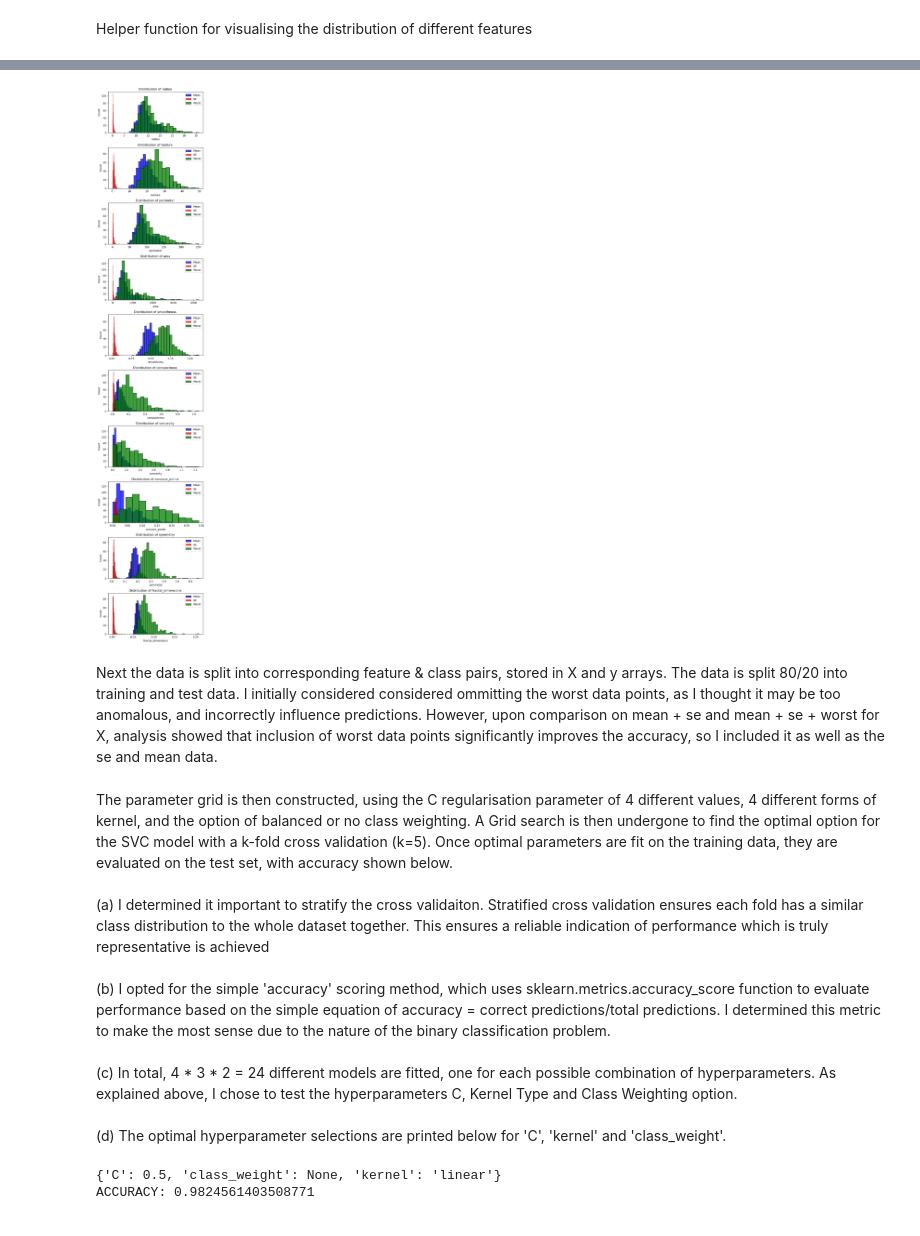
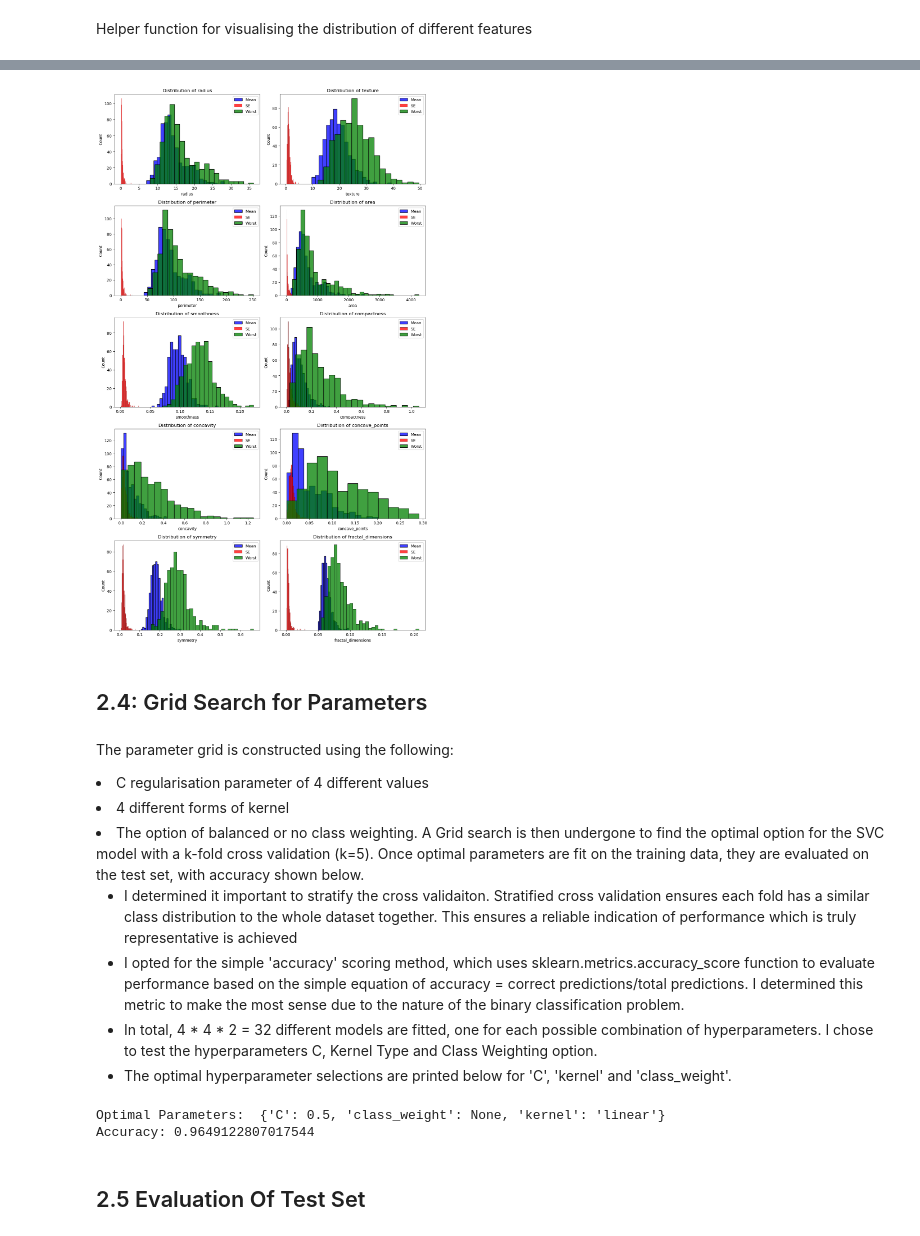
Before and after one commit to b0b3000/MachineLearningProject1, a Jupyter notebook: project.ipynb, the cells around one changed output, grey strips where cells are left out. Saved outputs shown, nothing was run; the diff lists cells and outputs as text; code cells hidden in the pictures.

```diff
--- a/project.ipynb
+++ b/project.ipynb
@@ -286,0 +246,10 @@ This part involves construction of a **Support Vector Machine** classification m
+# %%
+for i in range(3):
+    values = []
+    titles = []
+    values.append([[X_linear_test, y_linear_test], [X_linear_test, predicted_y_list_cf[i]], [X_linear_test, predicted_y_list_SGD[i]]])
+    values.append([[X_quad_test[:,0], y_quad_test], [X_quad_test[:,0], predicted_y_list_cf[3+i]], [X_quad_test[:,0], predicted_y_list_SGD[3+i]]])
+    values.append([[X_cubic_test[:,0], y_cubic_test], [X_cubic_test[:,0], predicted_y_list_cf[6+i]], [X_cubic_test[:,0], predicted_y_list_SGD[6+i]]])
+    labels = ['Actual Values', 'Predicted: Closed Form Model','Predicted: SGD Reg Model']
+    titles = [f'Linear Comparison: alpha = {ALPHA_CHOICES[i]}', f'Quadratic Comparison: alpha = {ALPHA_CHOICES[i]}', f'Cubic Comparison: alpha = {ALPHA_CHOICES[i]}']
+    plot_values(values=values, labels=labels, titles=titles)
@@ -286,0 +311,17 @@ This part involves construction of a **Support Vector Machine** classification m
+# %%
+#Prediction and visualisation of all different datasets
+labels = ['Actual Values', 'Closed Form Model','SGD Regression Model']
+for i in range(6):
+    reg_cf_model = RidgeRegression_ClosedForm(alpha = 0.1)
+    reg_cf_model.train(X_train_list[i], y_train_list[i])
+    predicted_y_cf = reg_cf_model.predict(X_test_list[i])
+
+    predicted_y_SGD = predict_SGDReg(X_train_list[i], y_train_list[i], X_test_list[i], 0.1)
+
+    values.append([[X_test_list[i][:,0], y_test_list[i]], [X_test_list[i][:,0], predicted_y_cf], [X_test_list[i][:,0], predicted_y_SGD]])
+    titles.append(f'Comparison with {dataset_descriptions[i]}')
+
+    if i == 2 or i == 5:
+        plot_values(values=values, titles=titles, labels=labels)
+        values = []
+        titles = []
@@ -298,14 +353,15 @@ from sklearn.metrics import confusion_matrix
 Helper function for visualising the distribution of different features
 # %%
 def visualise_features(mean, se, worst, features):
-    fig, axes = plt.subplots(10, 1, figsize=(6, 30))
+    fig, axes = plt.subplots(5, 2, figsize=(12, 20))
+    axes = axes.flatten()
 
     for i in range(10):
         sns.histplot(mean.iloc[:, i], ax=axes[i], color='blue', label='Mean')
         sns.histplot(se.iloc[:, i], ax=axes[i], color='red', label='SE')
         sns.histplot(worst.iloc[:, i], ax=axes[i], color='green', label='Worst')
 
-        axes[i].set_title(f'Distribution of {features[i]} ')
+        axes[i].set_title(f'Distribution of {features[i]}')
         axes[i].set_xlabel(f'{features[i]}')
         axes[i].legend()
 
@@ -325,23 +402,32 @@ Then create separate data frames for the mean, standard error and worst fields,
 # %%
 FEATURES = ["radius", "texture", "perimeter", "area", "smoothness", "compactness", "concavity", "concave_points", "symmetry", "fractal_dimensions"]
 
 data = pd.read_csv('data/wdbc.data', header=None)
 
 headings = ['id', 'diagnosis']
 for feature_type in ['mean','se','worst']:
     for feature in FEATURES:
         headings.append(feature_type + '_' + feature)
 
 data.columns = headings
 
 data.drop(columns=['id'], inplace=True)
 
 mean_df = data.iloc[:, 1:11]
 se_df = data.iloc[:, 11:21]
 worst_df = data.iloc[:, 21:31]
 
 visualise_features(mean_df, se_df, worst_df, FEATURES)
+
+mean = mean_df.values
+se = se_df.values
+worst = worst_df.values
+
+X = mean + se + worst
+
+X = StandardScaler().fit_transform(X)
+y = data.iloc[:, 0].values
+
+train_X, test_X, train_y, test_y = train_test_split(X, y, test_size=0.2, stratify=y) #Stratified
 # %% [output]
-[figure, old version]
+[figure, new version]
-# %% [markdown]
-Next the data is split into corresponding feature & class pairs, stored in X and y arrays. The data is split 80/20 into training and test data. I initially considered considered ommitting the worst data points, as I thought it may be too anomalous, and incorrectly influence predictions. However, upon comparison on mean + se and mean + se + worst for X, analysis showed that inclusion of worst data points significantly improves the accuracy, so I included it as well as the se and mean data.
@@ -359,5 +434,14 @@ train_X, test_X, train_y, test_y = train_test_split(X, y, test_size=0.2) # DO I
+# %% [markdown]
+## 2.4: Grid Search for Parameters
 # %% [markdown]
-The parameter grid is then constructed, using the C regularisation parameter of 4 different values, 4 different forms of kernel, and the option of balanced or no class weighting. A Grid search is then undergone to find the optimal option for the SVC model with a k-fold cross validation (k=5). Once optimal parameters are fit on the training data, they are evaluated on the test set, with accuracy shown below. <br><br>(a) I determined it important to stratify the cross validaiton. Stratified cross validation ensures each fold has a similar class distribution to the whole dataset together. This ensures a reliable indication of performance which is truly representative is achieved<br><br>(b) I opted for the simple 'accuracy' scoring method, which uses sklearn.metrics.accuracy_score function to evaluate performance based on the simple equation of accuracy = correct predictions/total predictions. I determined this metric to make the most sense due to the nature of the binary classification problem. <br><br>(c) In total, 4 * 3 * 2 = 24 different models are fitted, one for each possible combination of hyperparameters. As explained above, I chose to test the hyperparameters C, Kernel Type and Class Weighting option. <br><br> (d) The optimal hyperparameter selections are printed below for 'C', 'kernel' and 'class_weight'.
+The parameter grid is constructed using the following: <ul>
+<li> C regularisation parameter of 4 different values
+<li> 4 different forms of kernel
+<li> The option of balanced or no class weighting. </ul>
+A Grid search is then undergone to find the optimal option for the SVC model with a k-fold cross validation (k=5). Once optimal parameters are fit on the training data, they are evaluated on the test set, with accuracy shown below. <ul><li>I determined it important to stratify the cross validaiton. Stratified cross validation ensures each fold has a similar class distribution to the whole dataset together. This ensures a reliable indication of performance which is truly representative is achieved
+<li> I opted for the simple 'accuracy' scoring method, which uses sklearn.metrics.accuracy_score function to evaluate performance based on the simple equation of accuracy = correct predictions/total predictions. I determined this metric to make the most sense due to the nature of the binary classification problem.
+<li> In total, 4 * 4 * 2 = 32 different models are fitted, one for each possible combination of hyperparameters. I chose to test the hyperparameters C, Kernel Type and Class Weighting option.
+<li> The optimal hyperparameter selections are printed below for 'C', 'kernel' and 'class_weight'. </ul>
 # %%
 parameter_grid = {
     'C': [0.5, 1.0, 3.0, 10.0], # C parameter (regularisation)
@@ -372,11 +456,13 @@ grid_search = GridSearchCV(svc, parameter_grid, cv=strat_cv, scoring='accuracy')
 grid_search.fit(train_X, train_y)
 optimal_model = grid_search.best_estimator_
 
-print(grid_search.best_params_)
+print("Optimal Parameters: ", grid_search.best_params_)
 
 score = optimal_model.score(test_X,test_y)
-print(f'ACCURACY: {score}')
+print(f'Accuracy: {score}')
 # %% [output]
-{'C': 0.5, 'class_weight': None, 'kernel': 'linear'}
-ACCURACY: 0.9824561403508771
+Optimal Parameters:  {'C': 0.5, 'class_weight': None, 'kernel': 'linear'}
+Accuracy: 0.9649122807017544
+# %% [markdown]
+## 2.5 Evaluation Of Test Set
 # %% [markdown]
```
Also changed, not shown: parts of 61 cells of this notebook, 1 other file.
